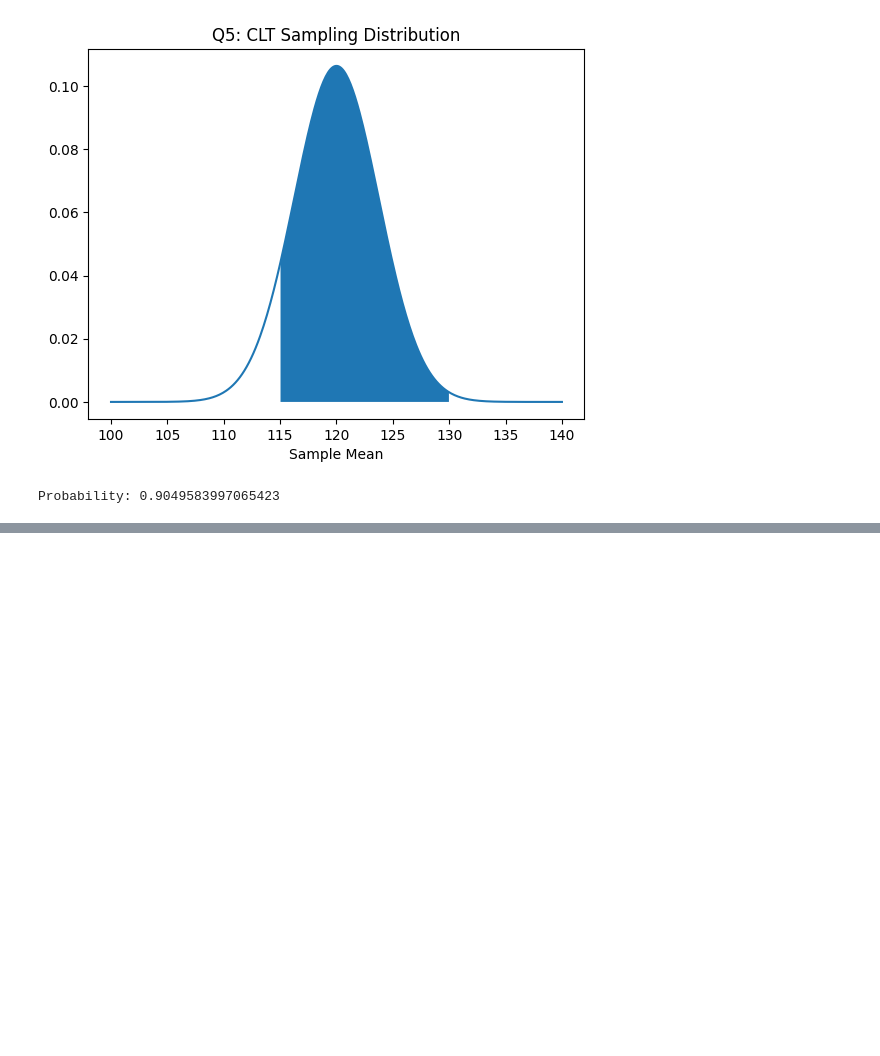
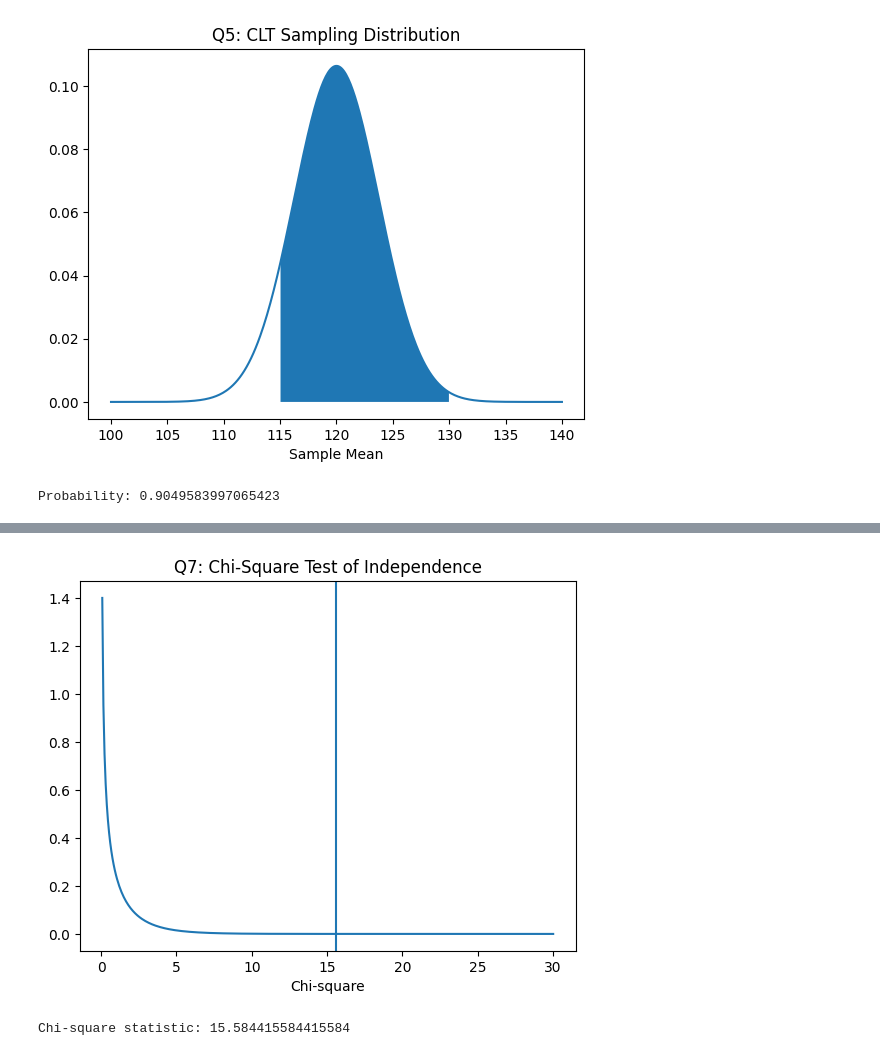
Before and after one commit to Storm00212/Data-manipulation-using-python, a Jupyter notebook: CAT_2_STATISTICS_QUESTIONS.ipynb, the cells around one changed output, grey strips where cells are left out. Saved outputs shown, nothing was run; the diff lists cells and outputs as text; code cells hidden in the pictures; blank space fills up the shorter version.

```diff
--- a/CAT_2_STATISTICS_QUESTIONS.ipynb
+++ b/CAT_2_STATISTICS_QUESTIONS.ipynb
@@ -119,0 +141,26 @@ Probability: 0.9049583997065423
+# %%
+# Q7
+observed = np.array([[180, 20],
+                     [150, 50]])
+
+row_totals = observed.sum(axis=1)
+col_totals = observed.sum(axis=0)
+total = observed.sum()
+
+expected = np.outer(row_totals, col_totals) / total
+chi_stat = np.sum((observed - expected)**2 / expected)
+df = 1
+
+x = np.linspace(0, 30, 400)
+y = chi2.pdf(x, df)
+
+plt.plot(x, y)
+plt.axvline(chi_stat)
+plt.title("Q7: Chi-Square Test of Independence")
+plt.xlabel("Chi-square")
+plt.show()
+
+print("Chi-square statistic:", chi_stat)
+# %% [output]
+[figure, added]
+Chi-square statistic: 15.584415584415584
```
Also changed, not shown: parts of 1 cell of this notebook.
